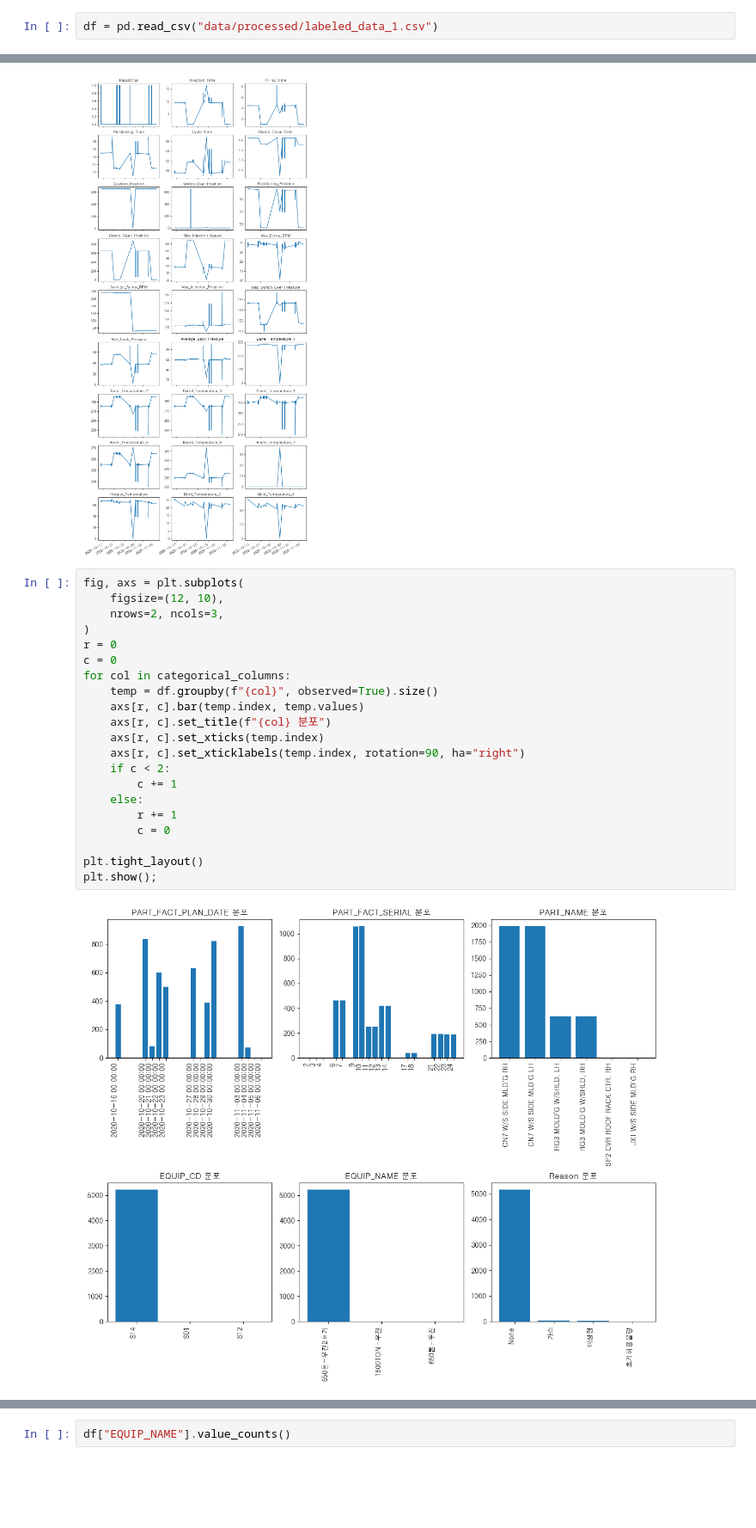
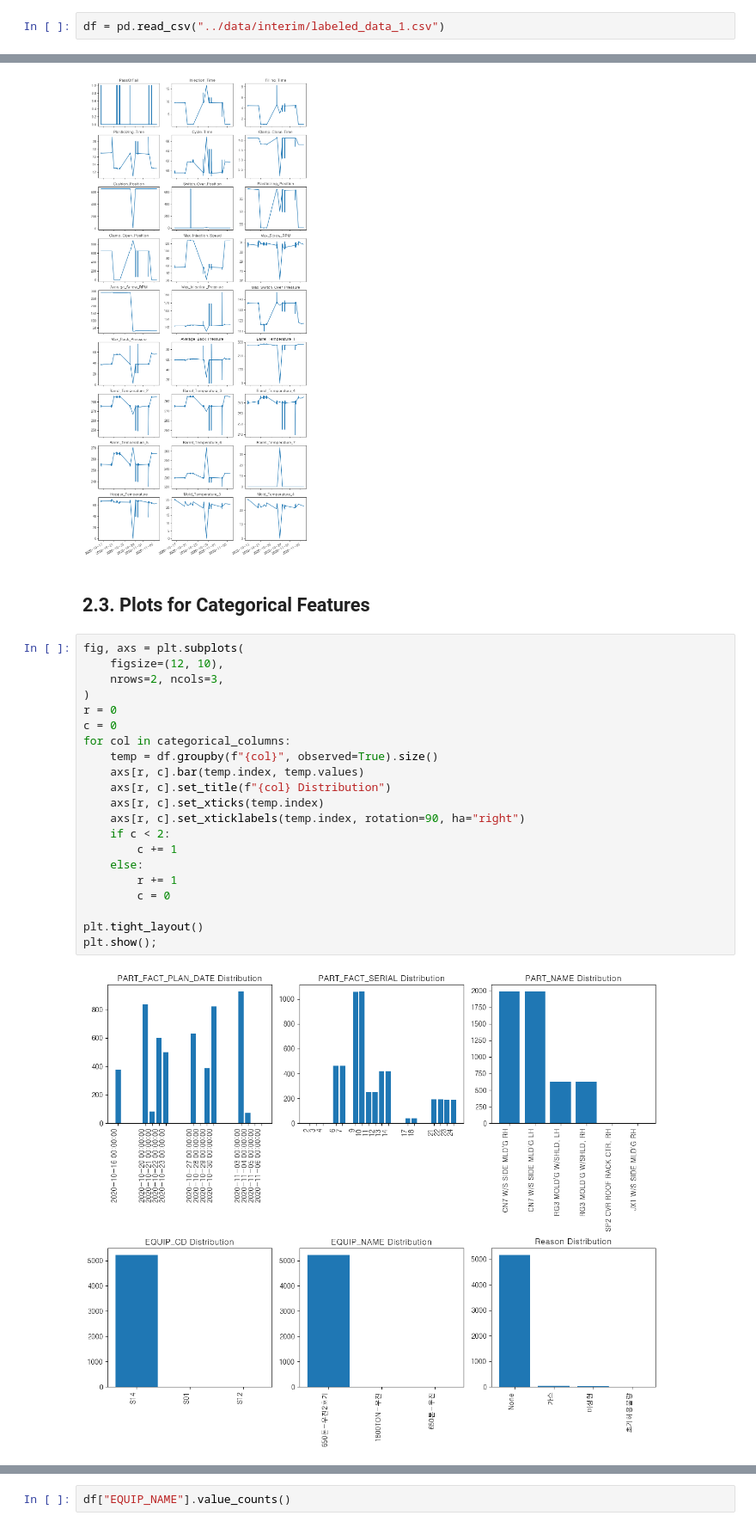
Before and after one commit to johnwslee/injection_molding_analysis, a Jupyter notebook: notebooks/1_exploratory_data_analysis.ipynb, the cells around one changed output, grey strips where cells are left out. Shown at 86% size. Cells and saved outputs as stored; diff of their text form; blank space fills up the shorter version.

```diff
--- a/notebooks/1_exploratory_data_analysis.ipynb
+++ b/notebooks/1_exploratory_data_analysis.ipynb
@@ -17,5 +15,5 @@ rc("font", family=font_name)
 # %%
-df = pd.read_csv("data/processed/labeled_data_1.csv")
+df = pd.read_csv("../data/interim/labeled_data_1.csv")
 # %%
 df.head()
 # %% [output]
@@ -140,29 +102,31 @@ fig.autofmt_xdate()
 plt.show();
 # %% [output]
 [figure]
+# %% [markdown]
+## 2.3. Plots for Categorical Features
 # %%
 fig, axs = plt.subplots(
     figsize=(12, 10),
     nrows=2, ncols=3,
 )
 r = 0
 c = 0
 for col in categorical_columns:
     temp = df.groupby(f"{col}", observed=True).size()
     axs[r, c].bar(temp.index, temp.values)
-    axs[r, c].set_title(f"{col} 분포")
+    axs[r, c].set_title(f"{col} Distribution")
     axs[r, c].set_xticks(temp.index)
     axs[r, c].set_xticklabels(temp.index, rotation=90, ha="right")
     if c < 2:
         c += 1
     else:
         r += 1
         c = 0
 
 plt.tight_layout()
 plt.show();
 # %% [output]
-[figure, old version]
+[figure, new version]
 # %%
 fig, axs = plt.subplots(
     figsize=(12, 10),
```
Also changed, not shown: parts of 25 cells of this notebook.
